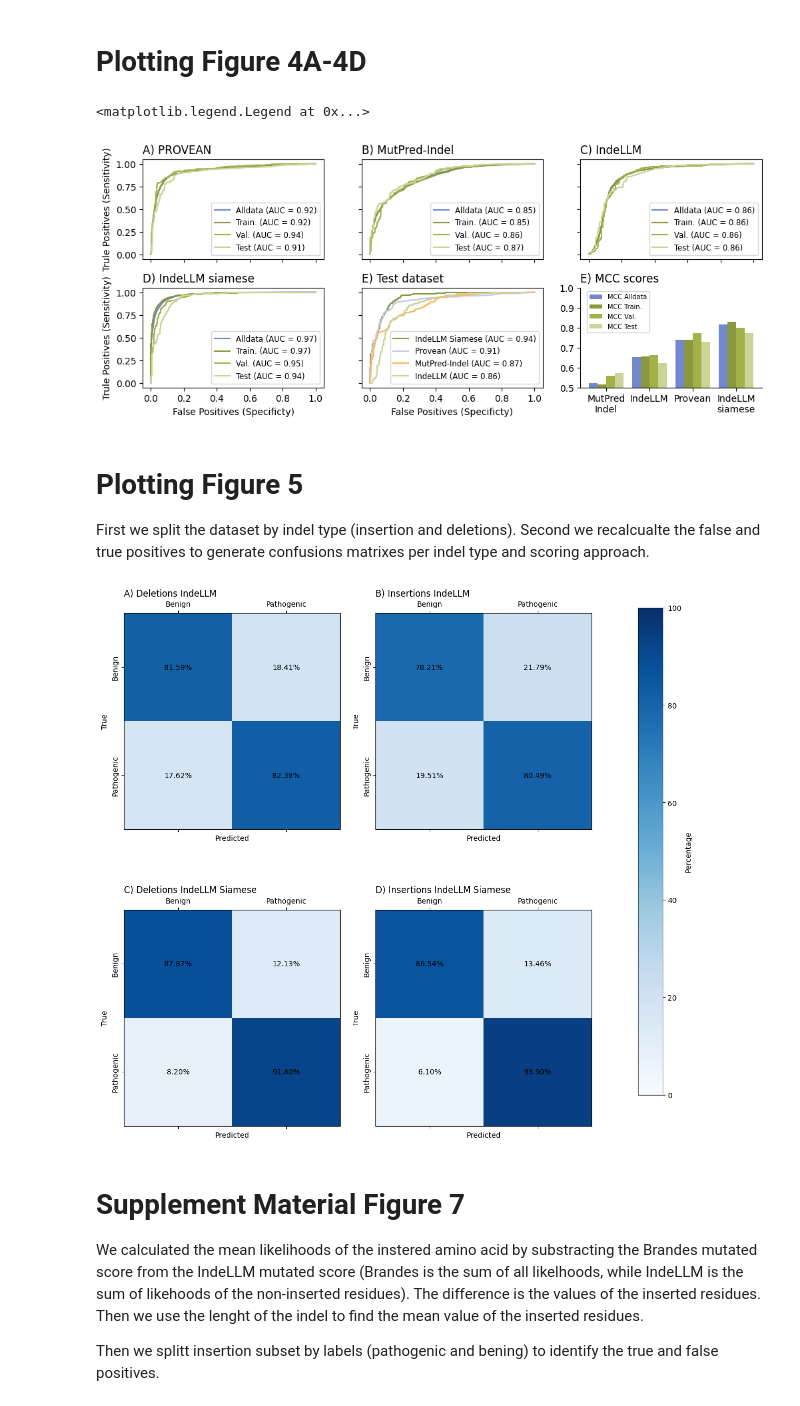
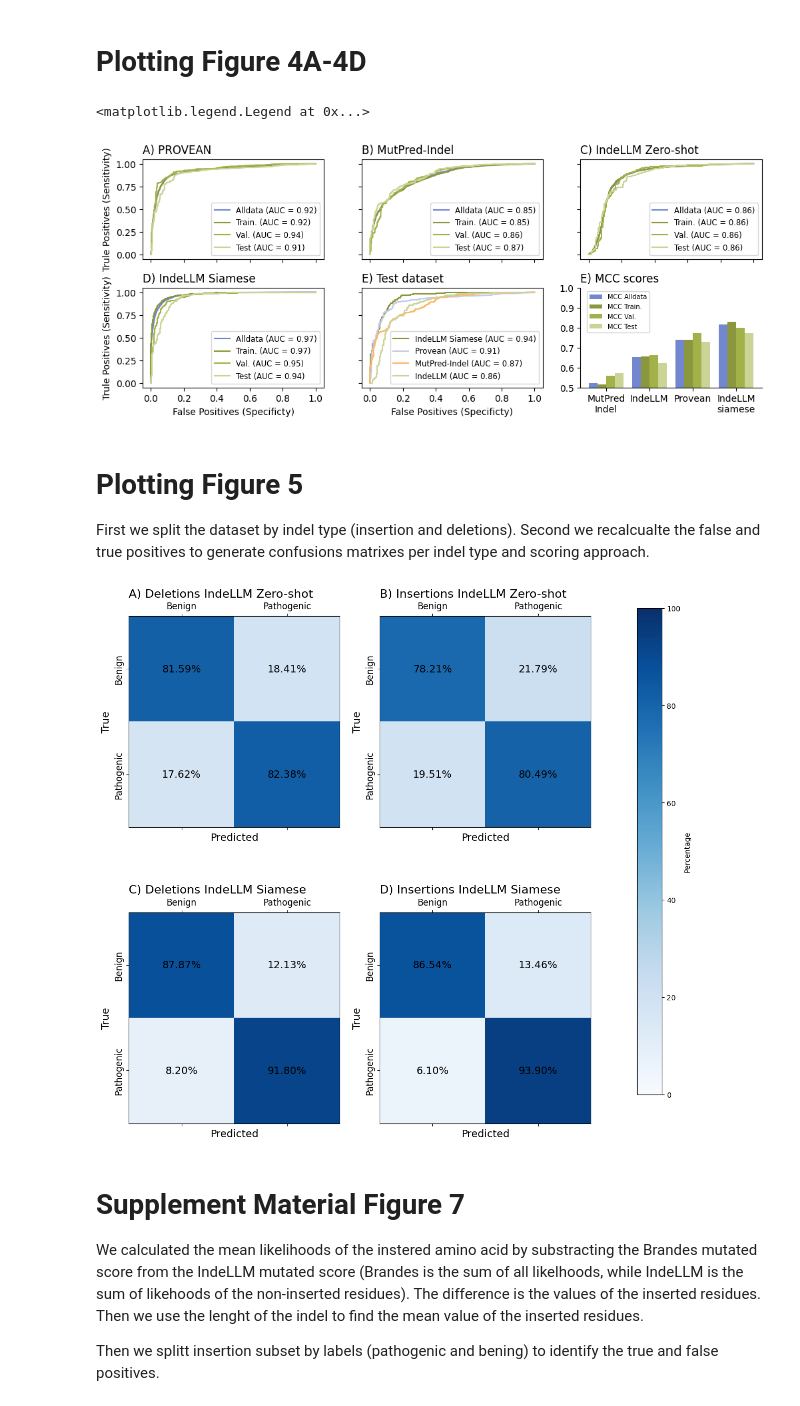
Before and after one commit to OriolGraCar/IndeLLM, a Jupyter notebook: Analysis/Analysis.ipynb, the cells around one changed output. Saved outputs shown, nothing was run; the diff lists cells and outputs as text; code cells hidden in the pictures.

```diff
--- a/Analysis/Analysis.ipynb
+++ b/Analysis/Analysis.ipynb
@@ -768,7 +768,7 @@ axes[0,2].plot(fpr_ESM2650M_IndeLLM, tpr_ESM2650M_IndeLLM, label = "Alldata (AUC
 axes[0,2].plot(fpr_ESM2650M_train, tpr_ESM2650M_train, label = "Train. (AUC = "+str(round(metrics_df_filtered_train.loc['IndeLLM', 'AUC'],2))+")", color = "#8a973e")
 axes[0,2].plot(fpr_ESM2650M_val, tpr_ESM2650M_val, label = "Val. (AUC = "+str(round(metrics_df_filtered_val.loc['IndeLLM', 'AUC'],2))+")", color = "#A2b148")
 axes[0,2].plot(fpr_ESM2650M_test, tpr_ESM2650M_test, label = "Test (AUC = "+str(round(metrics_df_filtered_test.loc['IndeLLM', 'AUC'],2))+")", color = "#CBD496")
-axes[0,2].set_title('C) IndeLLM', loc = 'left')
+axes[0,2].set_title('C) IndeLLM Zero-shot', loc = 'left')
 axes[0,2].set_ylabel('')
 axes[0,2].set_xlabel('')
 axes[0,2].set_yticklabels('')
@@ -779,7 +779,7 @@ axes[1,0].plot(fpr_siamese_m4_alldata, tpr_siamese_m4_alldata, label = "Alldata
 axes[1,0].plot(fpr_siamese_m4_train, tpr_siamese_m4_train, label = "Train. (AUC = "+str(round(metrics_df_filtered_train.loc['Model 4 mean', 'AUC'],2))+")", color = "#8a973e")
 axes[1,0].plot(fpr_siamese_m4_val, tpr_siamese_m4_val, label = "Val. (AUC = "+str(round(metrics_df_filtered_val.loc['Model 4 mean', 'AUC'],2))+")", color = "#A2b148")
 axes[1,0].plot(fpr_siamese_m4_test, tpr_siamese_m4_test, label = "Test (AUC = "+str(round(metrics_df_filtered_test.loc['Model 4 mean', 'AUC'],2))+")", color = "#CBD496")
-axes[1,0].set_title('D) IndeLLM siamese', loc = 'left')
+axes[1,0].set_title('D) IndeLLM Siamese', loc = 'left')
 axes[1,0].set_ylabel('Trule Positives (Sensitivity)')
 axes[1,0].set_xlabel('False Positives (Specificty)')
 axes[1,0].legend(fontsize='small')
@@ -808,7 +808,7 @@ axes[1,2].spines[['top', 'right']].set_visible(False)
 axes[1,2].legend(fontsize = 7 , bbox_to_anchor=(0.4, 1))
 # %% [output]
 <matplotlib.legend.Legend at 0x...>
-[figure, old version]
+[figure, new version]
 # %% [markdown]
 # Plotting Figure 5
 
@@ -850,45 +850,45 @@ confusion_test_del_m4_mean = confusion_matrix(truelabels_test_del, pred_test_del
 
 labels = ["Pathogenic", "Benign"]
 titles_test = [
-    "A) Deletions IndeLLM",
-    "B) Insertions IndeLLM",
+    "A) Deletions IndeLLM Zero-shot",
+    "B) Insertions IndeLLM Zero-shot",
     "C) Deletions IndeLLM Siamese",
     "D) Insertions IndeLLM Siamese"
 ]
 confusions_test = [
     confusion_test_del_IndeLLM,
     confusion_test_ins_IndeLLM,
     confusion_test_del_m4_mean,
     confusion_test_ins_m4_mean
 ]
 def calculate_percentage_matrix(confusion):
     return (confusion.T / confusion.sum(axis=1)).T * 100
 
 def plot_percentage_confusion_matrix(confusion, title, labels, ax):
     percentage_matrix = calculate_percentage_matrix(confusion)
     cax = ax.matshow(percentage_matrix, cmap="Blues", vmin=0, vmax=100)
 
     # Annotate each cell with the percentage value
     for (i, j), value in np.ndenumerate(percentage_matrix):
-        ax.text(j, i, f"{value:.2f}%", ha="center", va="center", color="black")
+        ax.text(j, i, f"{value:.2f}%", ha="center", va="center", color="black", fontsize=14)
 
     ax.set_xticks([1, 0])
-    ax.set_xticklabels(labels)
+    ax.set_xticklabels(labels, fontsize=12)
     ax.set_yticks([1, 0])
-    ax.set_yticklabels(labels, rotation = 90, va='center')
-    ax.set_xlabel('Predicted')
-    ax.set_ylabel('True')
-    ax.set_title(title, loc = 'left')
+    ax.set_yticklabels(labels, rotation = 90, va='center', fontsize=12)
+    ax.set_xlabel('Predicted', fontsize=14)
+    ax.set_ylabel('True', fontsize=14)
+    ax.set_title(title, loc = 'left', fontsize=16)
 
     return cax
 
 fig_test, axes_test = plt.subplots(2, 2, figsize=(12, 12))
 for ax, confusion_test, title_test in zip(axes_test.ravel(), confusions_test, titles_test):
     cax_matrix_test = plot_percentage_confusion_matrix(confusion_test, title_test, labels, ax=ax)
 fig_test.colorbar(cax_matrix_test, ax=axes_test.ravel().tolist(), orientation='vertical', fraction=0.05, pad=0.05, label='Percentage')
 plt.tight_layout(rect=[0, 0, 0.8, 0.95])
 # %% [output]
-[figure, old version]
+[figure, new version]
 # %% [markdown]
 # Supplement Material Figure 7
 
```
Also changed, not shown: parts of 7 cells of this notebook.
